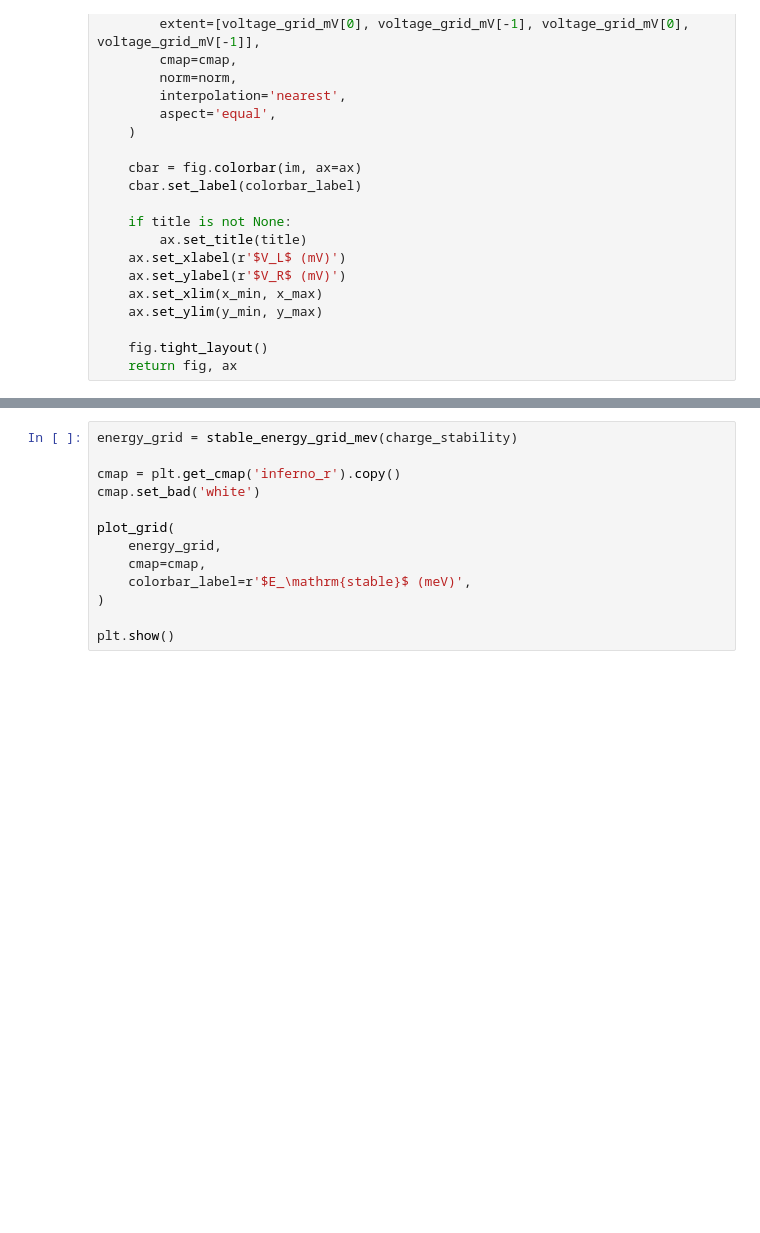
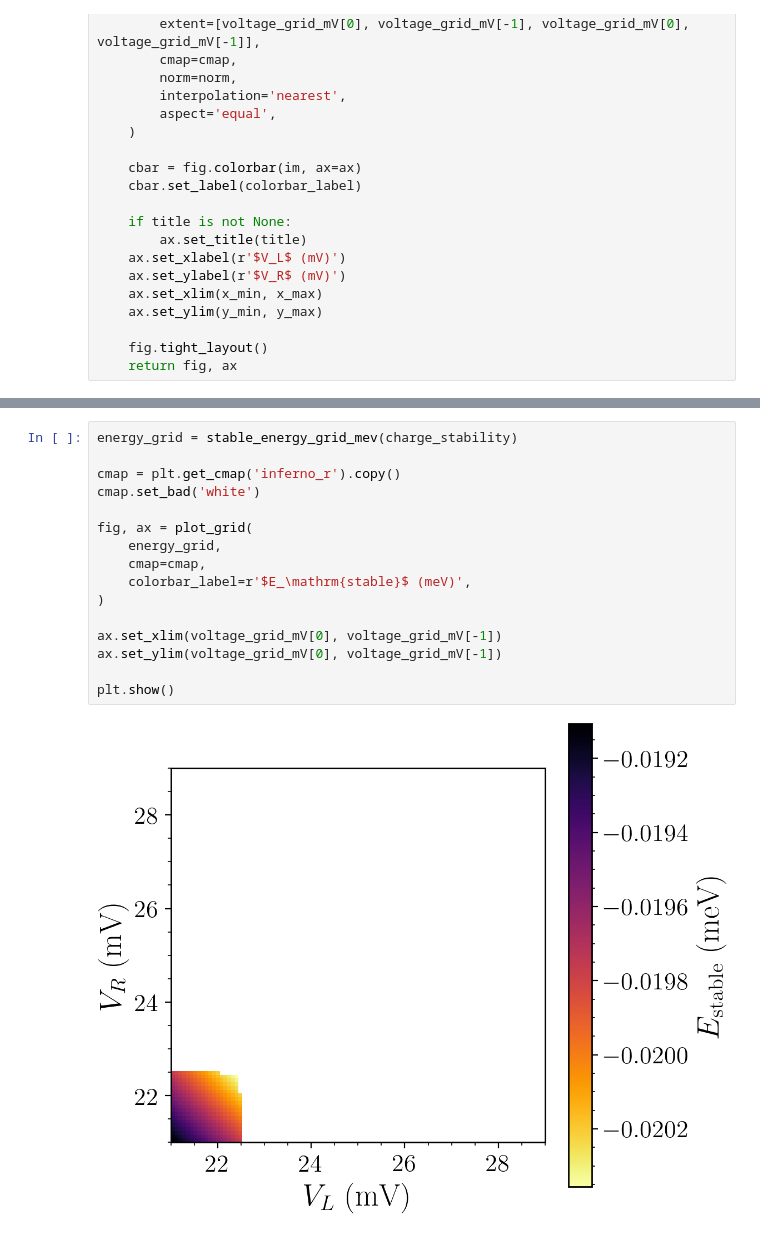
Before and after one commit to LeanderReascos/QDots, a Jupyter notebook: charge_stability_Leburton/charge_stability.ipynb, the cells around one changed output, grey strips where cells are left out. Cells and saved outputs as stored; diff of their text form; blank space fills up the shorter version.

```diff
--- a/charge_stability_Leburton/charge_stability.ipynb
+++ b/charge_stability_Leburton/charge_stability.ipynb
@@ -358,16 +360,21 @@ ValueError: No charge-stability points found.
 # %%
 energy_grid = stable_energy_grid_mev(charge_stability)
 
 cmap = plt.get_cmap('inferno_r').copy()
 cmap.set_bad('white')
 
-plot_grid(
+fig, ax = plot_grid(
     energy_grid,
     cmap=cmap,
     colorbar_label=r'$E_\mathrm{stable}$ (meV)',
 )
 
+ax.set_xlim(voltage_grid_mV[0], voltage_grid_mV[-1])
+ax.set_ylim(voltage_grid_mV[0], voltage_grid_mV[-1])
+
 plt.show()
+# %% [output]
+[figure, added]
 # %%
 electron_counts = [1, 2]
 fig, axes = plt.subplots(1, len(electron_counts), figsize=(12.4, 5.2), dpi=200, constrained_layout=True)
```
Also changed, not shown: parts of 3 cells of this notebook, 16 other files.
